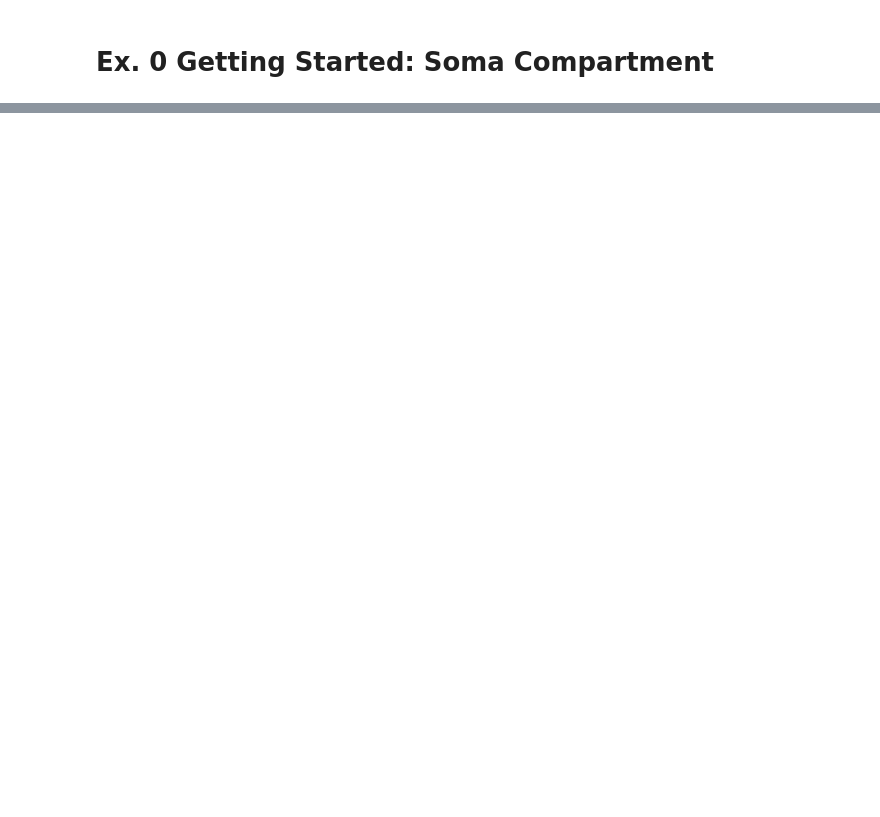
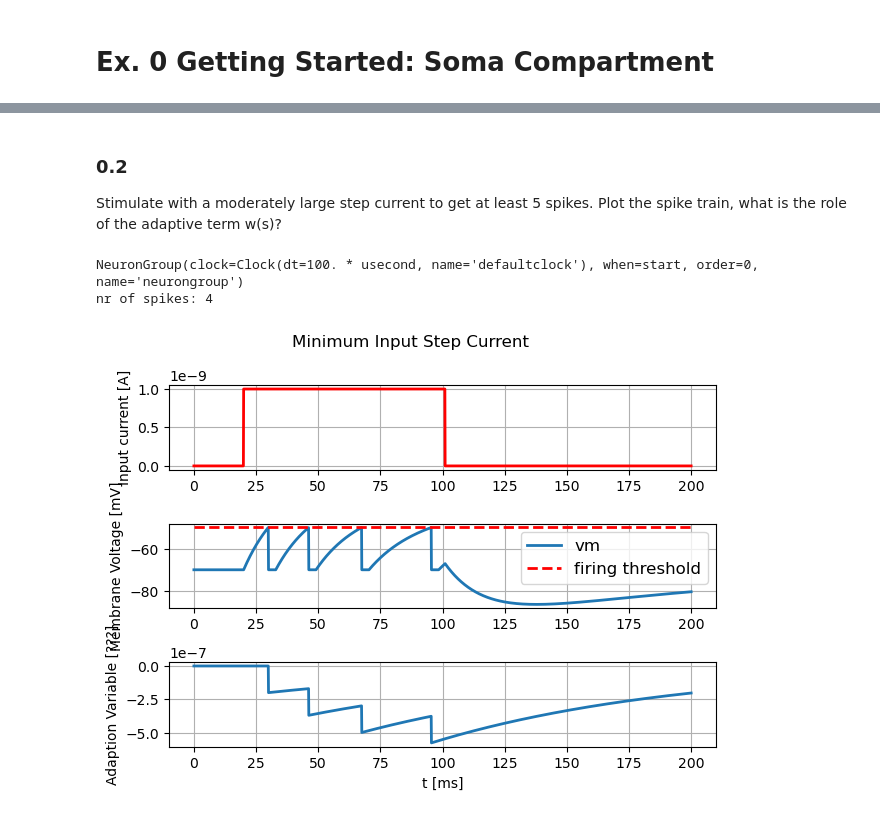
Before and after one commit to lniederhauser/neuronal_dynamics_miniproject, a Jupyter notebook: main.ipynb, the cells around one changed output, grey strips where cells are left out. Cells and saved outputs as stored; diff of their text form; code cells hidden in the pictures; blank space fills up the shorter version.

```diff
--- a/main.ipynb
+++ b/main.ipynb
@@ -31,0 +51,15 @@ nr of spikes: 9
+# %% [markdown]
+### 0.2
+Stimulate with a moderately large step current to get at least 5 spikes. Plot the spike train,
+what is the role of the adaptive term w(s)?
+# %%
+# Step current of 80ms with I_min (here we find 0.47 nA)
+step_current = input_factory.get_step_current(t_start=20, t_end=100, unit_time=b2.ms, amplitude=1*b2.nA)
+(state_monitor,spike_monitor) = simulate_soma(tau_s=TAU_s, C=C_s, v_rest=E_L, b=b_w_s, v_spike=E_th, tau_w=TAU_w_s, I_stim=step_current, T_refractory=T_ref)
+# plot I and vm
+plot_I_v_w(state_monitor, step_current, title="Minimum Input Step Current", firing_threshold=E_th)
+print("nr of spikes: {}".format(spike_monitor.count[0]))
+# %% [output]
+NeuronGroup(clock=Clock(dt=100. * usecond, name='defaultclock'), when=start, order=0, name='neurongroup')
+nr of spikes: 4
+[figure, added]
```
Also changed, not shown: parts of 5 cells of this notebook, 1 other file.
